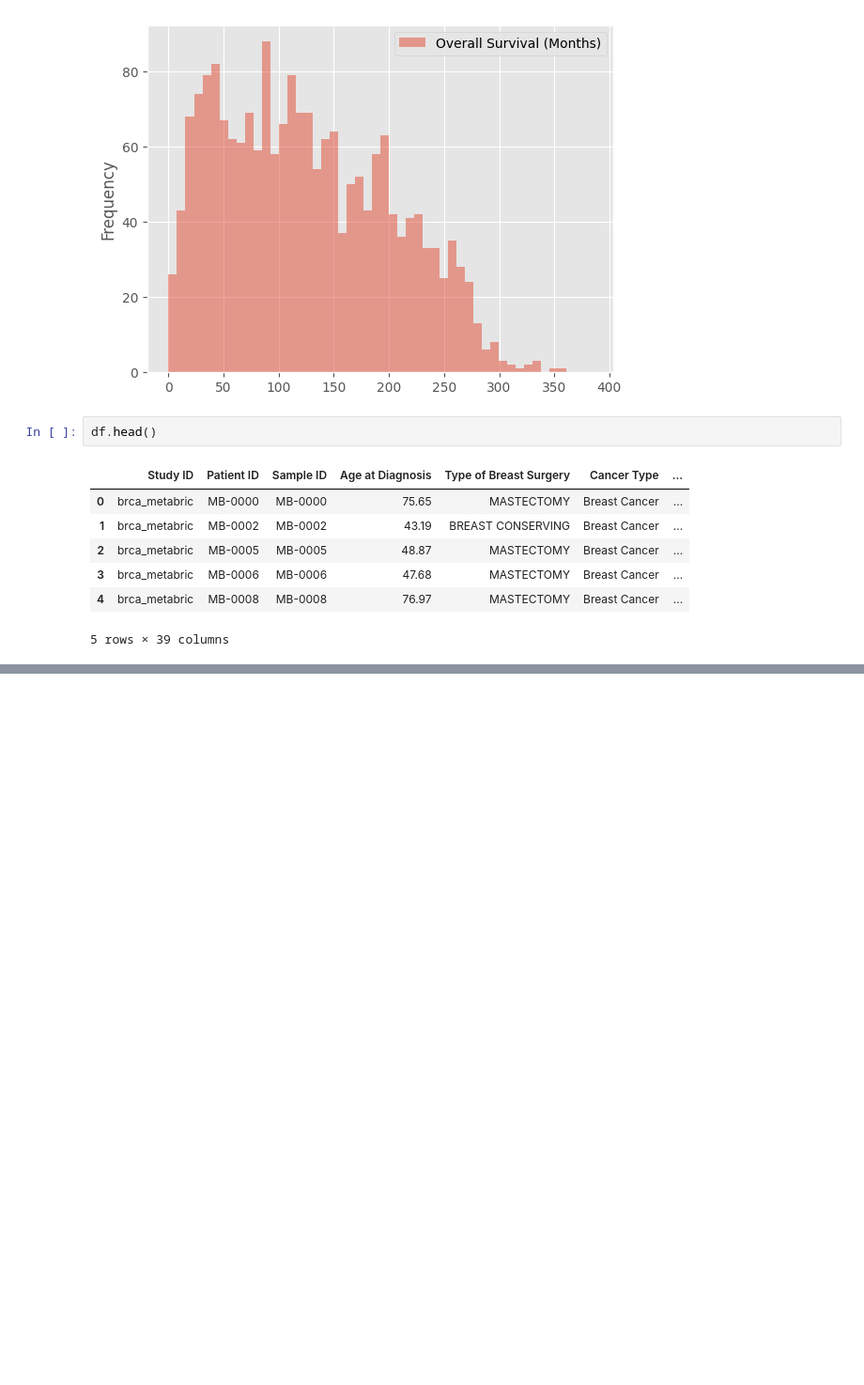
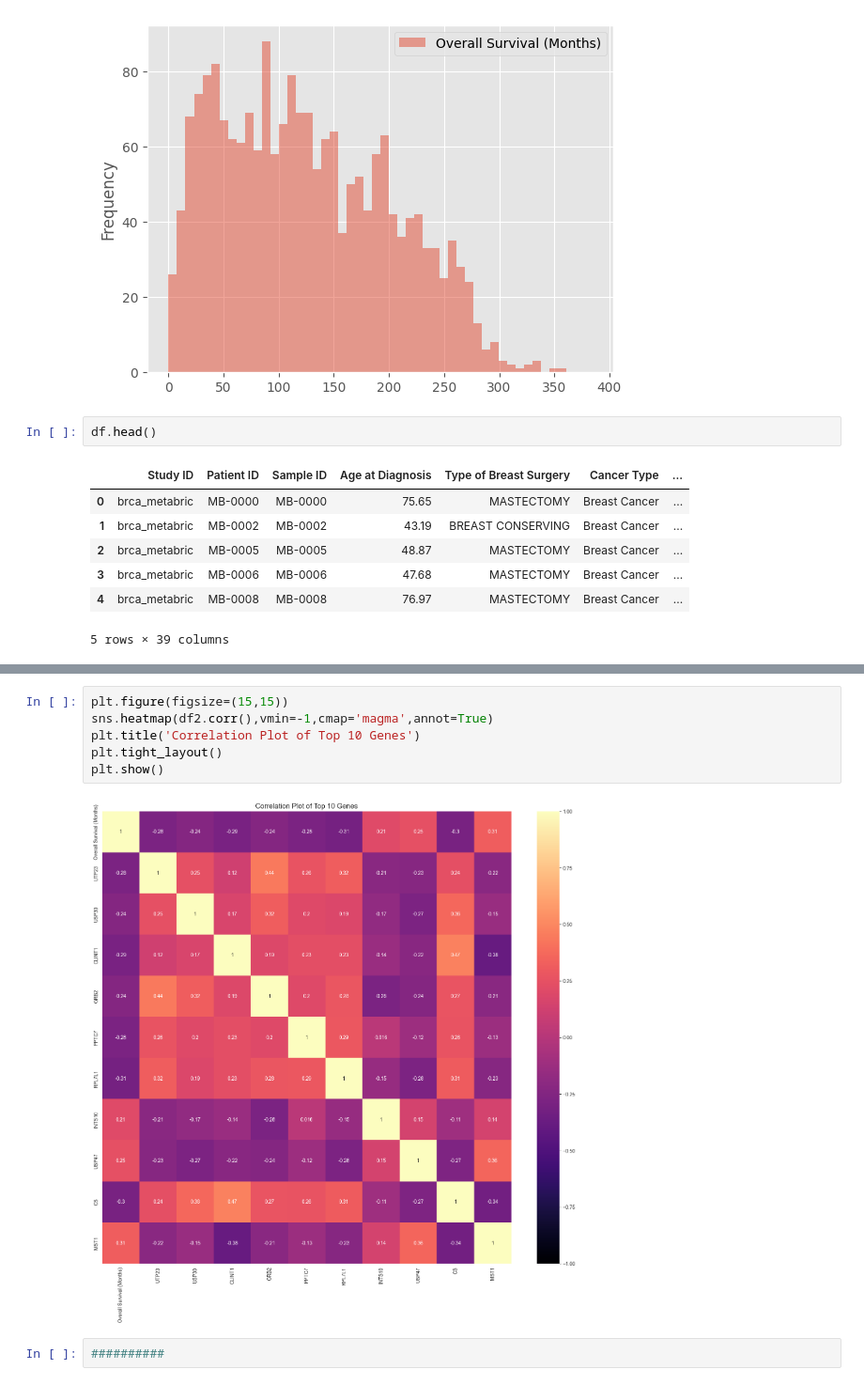
Before and after one commit to quinnbrodsky/bPrescient_prep, a Jupyter notebook: bPrescient_HW1.ipynb, the cells around one changed output, grey strips where cells are left out. Shown at 94% size. Saved outputs shown, nothing was run; the diff lists cells and outputs as text; blank space fills up the shorter version.

```diff
--- a/bPrescient_HW1.ipynb
+++ b/bPrescient_HW1.ipynb
@@ -186 +245,11 @@ y = df.pop('Overall Survival (Months)')
+# %%
+plt.figure(figsize=(15,15))
+sns.heatmap(df2.corr(),vmin=-1,cmap='magma',annot=True)
+plt.title('Correlation Plot of Top 10 Genes')
+plt.tight_layout()
+plt.show()
+# %% [output]
+[figure, new version]
+# %%
+##########
 # %%
```
Also changed, not shown: parts of 26 cells of this notebook.
